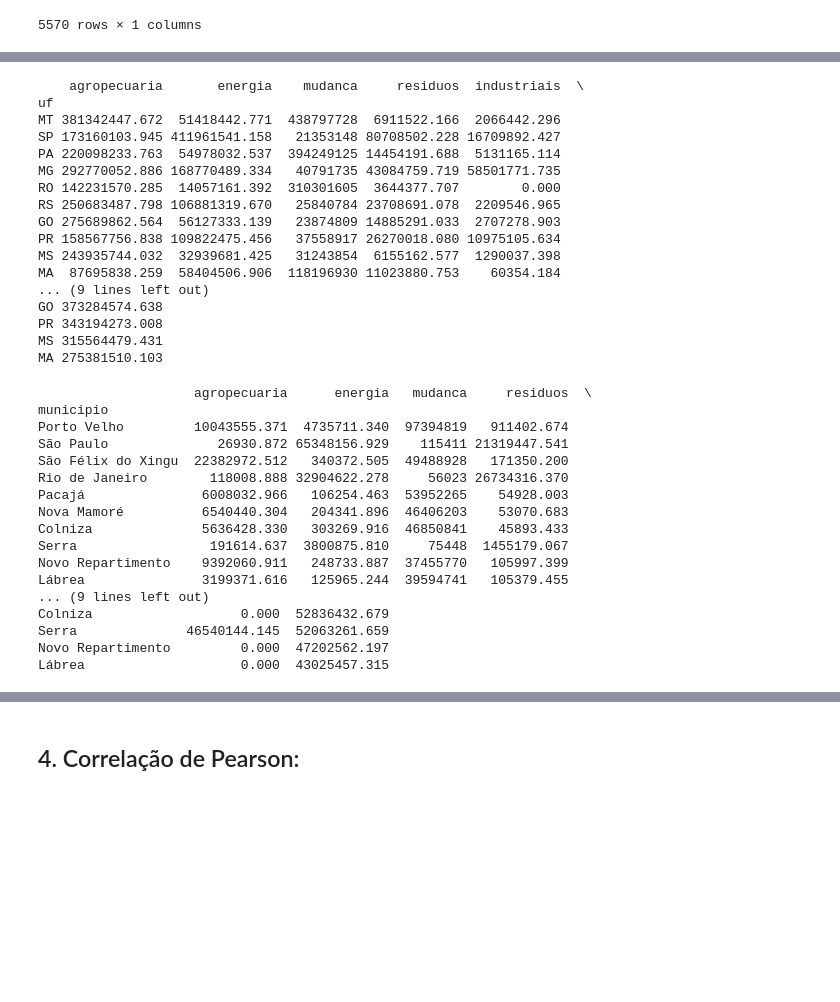
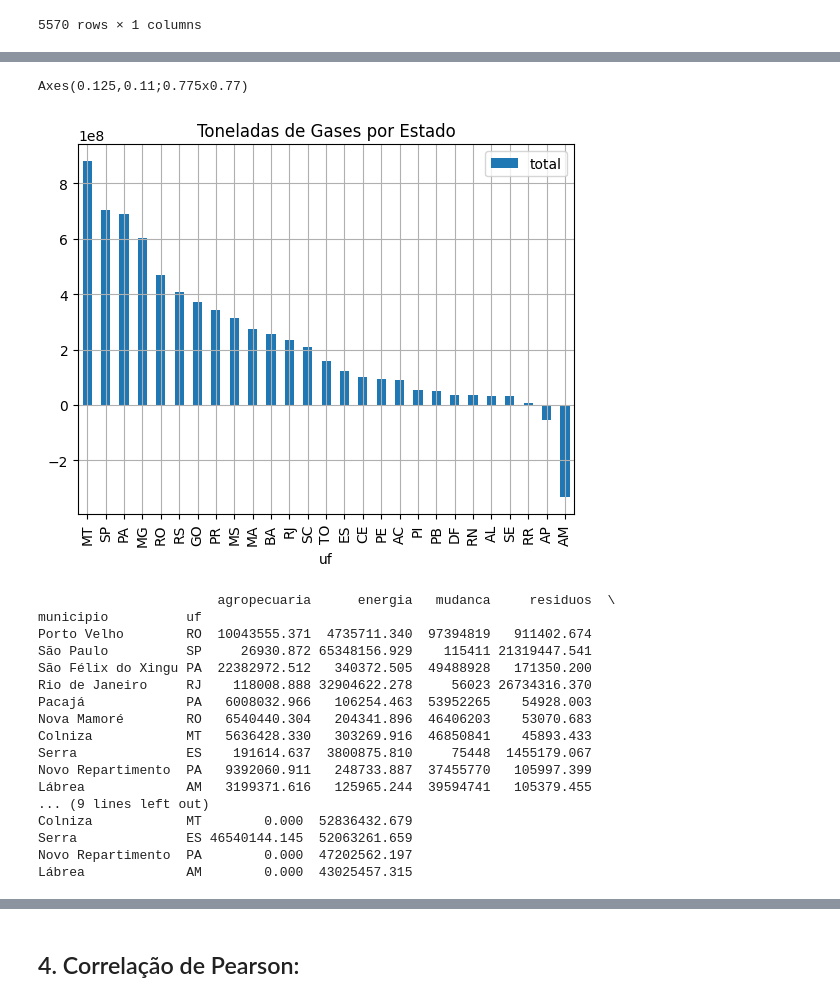
Before and after one commit to iandvecchia/adm01007, a Jupyter notebook: main.ipynb, the cells around one changed output, grey strips where cells are left out. Saved outputs shown, nothing was run; the diff lists cells and outputs as text; code cells hidden in the pictures; blank space fills up the shorter version.

```diff
--- a/main.ipynb
+++ b/main.ipynb
@@ -91,35 +92,26 @@ df.groupby(['ibge_cod', 'municipio'])[['ibge_cod']].count()
 # %%
 quantidade_por_estado = pd.DataFrame(
     df.groupby(
         by='uf'
     )[['agropecuaria', 'energia', 'mudanca', 'residuos', 'industriais']].sum()
 )
 
 quantidade_por_estado['total'] = quantidade_por_estado['agropecuaria'] + quantidade_por_estado['energia'] + quantidade_por_estado['mudanca'] + quantidade_por_estado['residuos'] + quantidade_por_estado['industriais']
+quantidade_por_estado = quantidade_por_estado.sort_values(by='total', ascending=False)
 
-print(quantidade_por_estado.sort_values(by='total', ascending=False).head(10))
+ax = quantidade_por_estado[['total']].plot(
+    kind= 'bar',
+    grid=True,
+    title='Toneladas de Gases por Estado'
+)
+print(ax)
 # %% [output]
-    agropecuaria       energia    mudanca     residuos  industriais  \
-uf
-MT 381342447.672  51418442.771  438797728  6911522.166  2066442.296
-SP 173160103.945 411961541.158   21353148 80708502.228 16709892.427
-PA 220098233.763  54978032.537  394249125 14454191.688  5131165.114
-MG 292770052.886 168770489.334   40791735 43084759.719 58501771.735
-RO 142231570.285  14057161.392  310301605  3644377.707        0.000
-RS 250683487.798 106881319.670   25840784 23708691.078  2209546.965
-GO 275689862.564  56127333.139   23874809 14885291.033  2707278.903
-PR 158567756.838 109822475.456   37558917 26270018.080 10975105.634
-MS 243935744.032  32939681.425   31243854  6155162.577  1290037.398
-MA  87695838.259  58404506.906  118196930 11023880.753    60354.184
-... (9 lines left out)
-GO 373284574.638
-PR 343194273.008
-MS 315564479.431
-MA 275381510.103
+Axes(0.125,0.11;0.775x0.77)
+[figure, added]
 # %%
 quantidade_por_municipio = pd.DataFrame(
     df.groupby(
-        by='municipio'
+        by=['municipio', 'uf']
     )[['agropecuaria', 'energia', 'mudanca', 'residuos', 'industriais']].sum()
 )
 
@@ -127,20 +119,20 @@ quantidade_por_municipio['total'] = quantidade_por_municipio['agropecuaria'] + q
 
 print(quantidade_por_municipio.sort_values(by='total', ascending=False).head(10))
 # %% [output]
-                    agropecuaria      energia   mudanca     residuos  \
-municipio
-Porto Velho         10043555.371  4735711.340  97394819   911402.674
-São Paulo              26930.872 65348156.929    115411 21319447.541
-São Félix do Xingu  22382972.512   340372.505  49488928   171350.200
-Rio de Janeiro        118008.888 32904622.278     56023 26734316.370
-Pacajá               6008032.966   106254.463  53952265    54928.003
-Nova Mamoré          6540440.304   204341.896  46406203    53070.683
-Colniza              5636428.330   303269.916  46850841    45893.433
-Serra                 191614.637  3800875.810     75448  1455179.067
-Novo Repartimento    9392060.911   248733.887  37455770   105997.399
-Lábrea               3199371.616   125965.244  39594741   105379.455
+                       agropecuaria      energia   mudanca     residuos  \
+municipio          uf
+Porto Velho        RO  10043555.371  4735711.340  97394819   911402.674
+São Paulo          SP     26930.872 65348156.929    115411 21319447.541
+São Félix do Xingu PA  22382972.512   340372.505  49488928   171350.200
+Rio de Janeiro     RJ    118008.888 32904622.278     56023 26734316.370
+Pacajá             PA   6008032.966   106254.463  53952265    54928.003
+Nova Mamoré        RO   6540440.304   204341.896  46406203    53070.683
+Colniza            MT   5636428.330   303269.916  46850841    45893.433
+Serra              ES    191614.637  3800875.810     75448  1455179.067
+Novo Repartimento  PA   9392060.911   248733.887  37455770   105997.399
+Lábrea             AM   3199371.616   125965.244  39594741   105379.455
 ... (9 lines left out)
-Colniza                   0.000  52836432.679
-Serra              46540144.145  52063261.659
-Novo Repartimento         0.000  47202562.197
-Lábrea                    0.000  43025457.315
+Colniza            MT        0.000  52836432.679
+Serra              ES 46540144.145  52063261.659
+Novo Repartimento  PA        0.000  47202562.197
+Lábrea             AM        0.000  43025457.315
```
Also changed, not shown: parts of 77 cells of this notebook.
